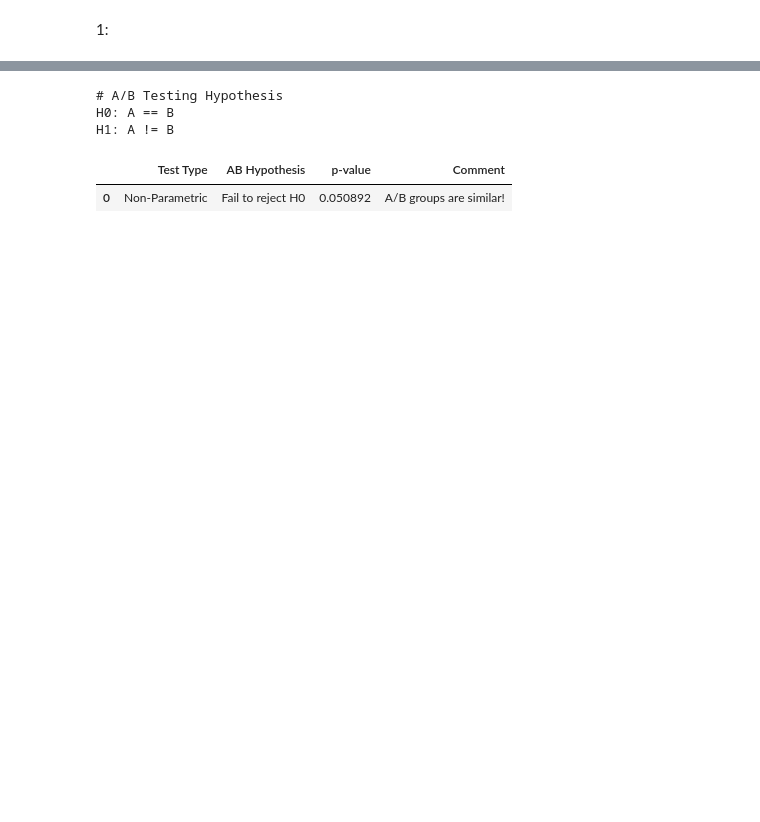
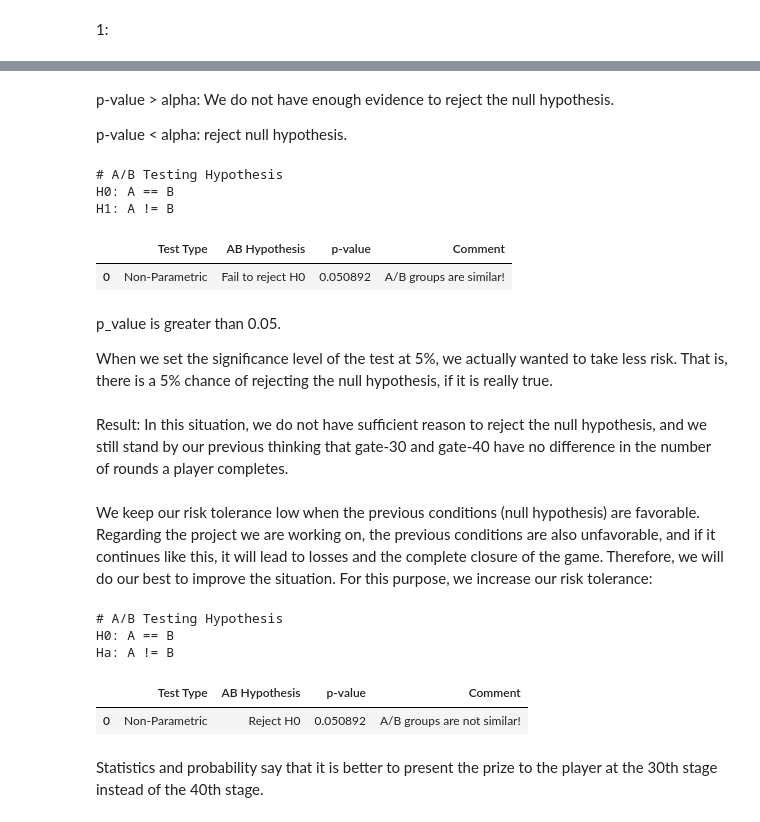
Before and after one commit to AmirrezaMadadi/Cookie-Cats-App, a Jupyter notebook: cookie_cats.ipynb, the cells around one changed output, grey strips where cells are left out. Drawn from its saved outputs; the diff is of its cells as text; code cells hidden in the pictures; blank space fills up the shorter version.

Commit message:
A / B testing finished

```diff
--- a/cookie_cats.ipynb
+++ b/cookie_cats.ipynb
@@ -348,43 +354,43 @@ data['version'] = np.where(data.version == 'gate_30', 'A', 'B')
 # %%
-def AB_testing(data, version, target):
+def AB_testing(data, version, target, alpha):
 
     # Split A/B Versions
     group_A = data[data[version] == 'A'][target]
     group_B = data[data[version] == 'B'][target]
 
     # Assumption: Normality
-    nt_A = shapiro(group_A)[1] < 0.05
-    nt_B = shapiro(group_B)[1] < 0.05
+    nt_A = shapiro(group_A)[1] < alpha
+    nt_B = shapiro(group_B)[1] < alpha
     # H0: Distribution is Normal!
-    # H1: Distribution is not Normal!
+    # Ha: Distribution is not Normal!
 
     if (nt_A == False) and (nt_B == False): # H0: Normal Distribution
 
         # Parametric Test
         # Assumption: Homogeneity of variances
-        leveneTest = stats.levene(group_A, group_B)[1] < 0.05
+        leveneTest = stats.levene(group_A, group_B)[1] < alpha
         # H0: Homogeneity: False
-        # H1: Heterogeneous: True
+        # Ha: Heterogeneous: True
 
         if leveneTest == False:
             # Homogeneity
             ttest = stats.ttest_ind(group_A, group_B, equal_var=True)[1]
             # H0: M1 == M2 - False
-            # H1: M1 != M2 - True
+            # Ha: M1 != M2 - True
         else:
             # Heterogeneous
             ttest = stats.ttest_ind(group_A, group_B, equal_var=False)[1]
             # H0: M1 == M2 - False
-            # H1: M1 != M2 - True
+            # Ha: M1 != M2 - True
     else:
         # Non-Parametric Test
         ttest = stats.mannwhitneyu(group_A, group_B)[1]
         # H0: M1 == M2 - False
-        # H1: M1 != M2 - True
+        # Ha: M1 != M2 - True
 
     # Result
     temp = pd.DataFrame({
-        'AB Hypothesis': [ttest < 0.05],
+        'AB Hypothesis': [ttest < alpha],
         'p-value': [ttest]
     })
 
@@ -405,6 +411,6 @@ def AB_testing(data, version, target):
     # Print Hypothesis
     print("# A/B Testing Hypothesis")
     print("H0: A == B")
-    print("H1: A != B")
+    print("Ha: A != B")
 
     return temp
@@ -411 +421,5 @@ def AB_testing(data, version, target):
+# %% [markdown]
+p-value > alpha: We do not have enough evidence to reject the null hypothesis.
+
+p-value < alpha: reject null hypothesis.
 # %%
@@ -416,3 +430,22 @@ H0: A == B
 H1: A != B
 |  | Test Type | AB Hypothesis | p-value | Comment |
 | 0 | Non-Parametric | Fail to reject H0 | 0.050892 | A/B groups are similar! |
+# %% [markdown]
+p_value is greater than 0.05.
+
+When we set the significance level of the test at 5%, we actually wanted to take less risk. That is, there is a 5% chance of rejecting the null hypothesis, if it is really true.
+# %% [markdown]
+Result: In this situation, we do not have sufficient reason to reject the null hypothesis, and we still stand by our previous thinking that gate-30 and gate-40 have no difference in the number of rounds a player completes.
+# %% [markdown]
+We keep our risk tolerance low when the previous conditions (null hypothesis) are favorable.
+Regarding the project we are working on, the previous conditions are also unfavorable, and if it continues like this, it will lead to losses and the complete closure of the game. Therefore, we will do our best to improve the situation. For this purpose, we increase our risk tolerance:
+# %%
+AB_testing(data, version='version', target='sum_gamerounds', alpha=0.1)
+# %% [output]
+# A/B Testing Hypothesis
+H0: A == B
+Ha: A != B
+|  | Test Type | AB Hypothesis | p-value | Comment |
+| 0 | Non-Parametric | Reject H0 | 0.050892 | A/B groups are not similar! |
+# %% [markdown]
+Statistics and probability say that it is better to present the prize to the player at the 30th stage instead of the 40th stage.
```
Also changed, not shown: parts of 10 cells of this notebook.
